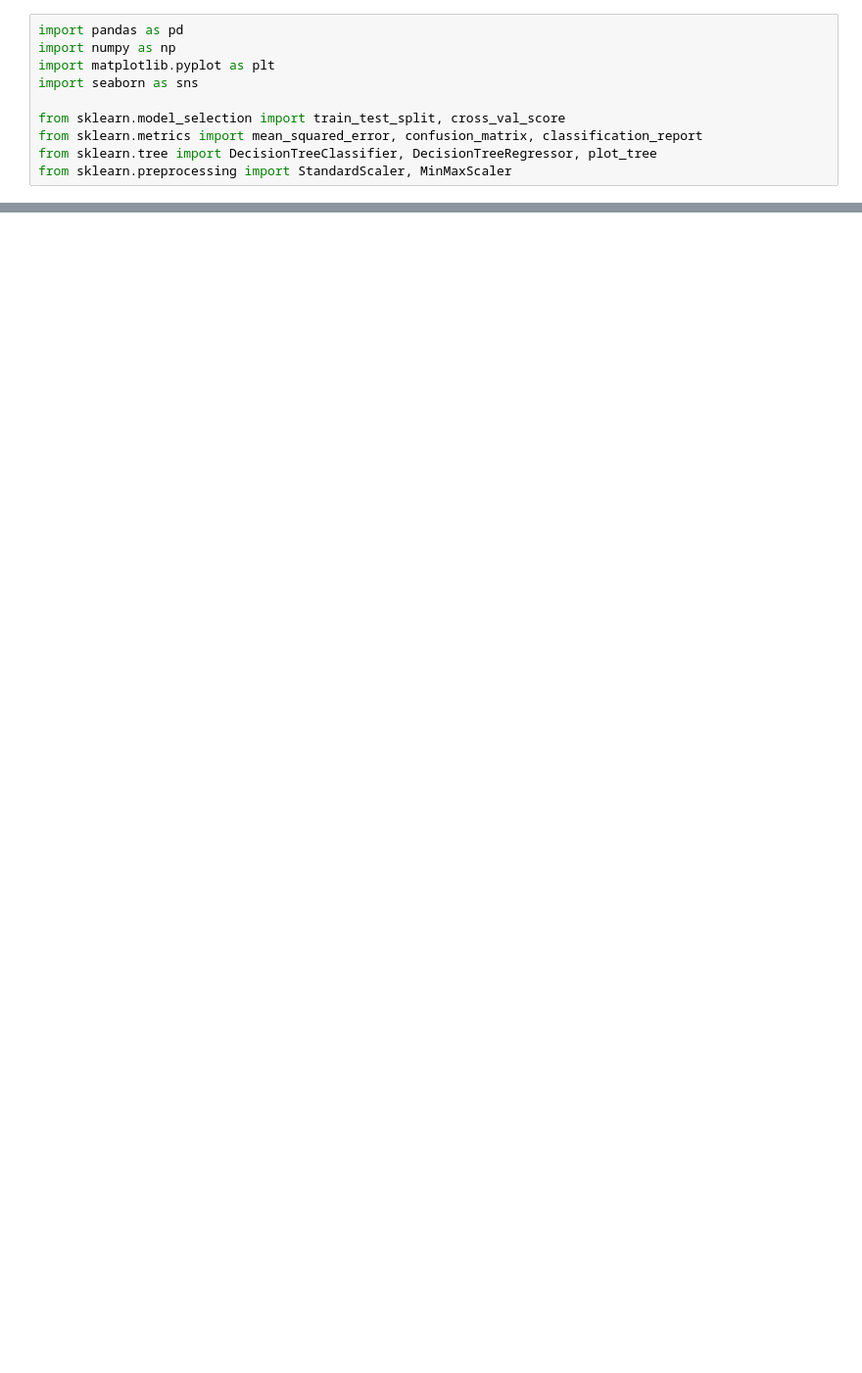
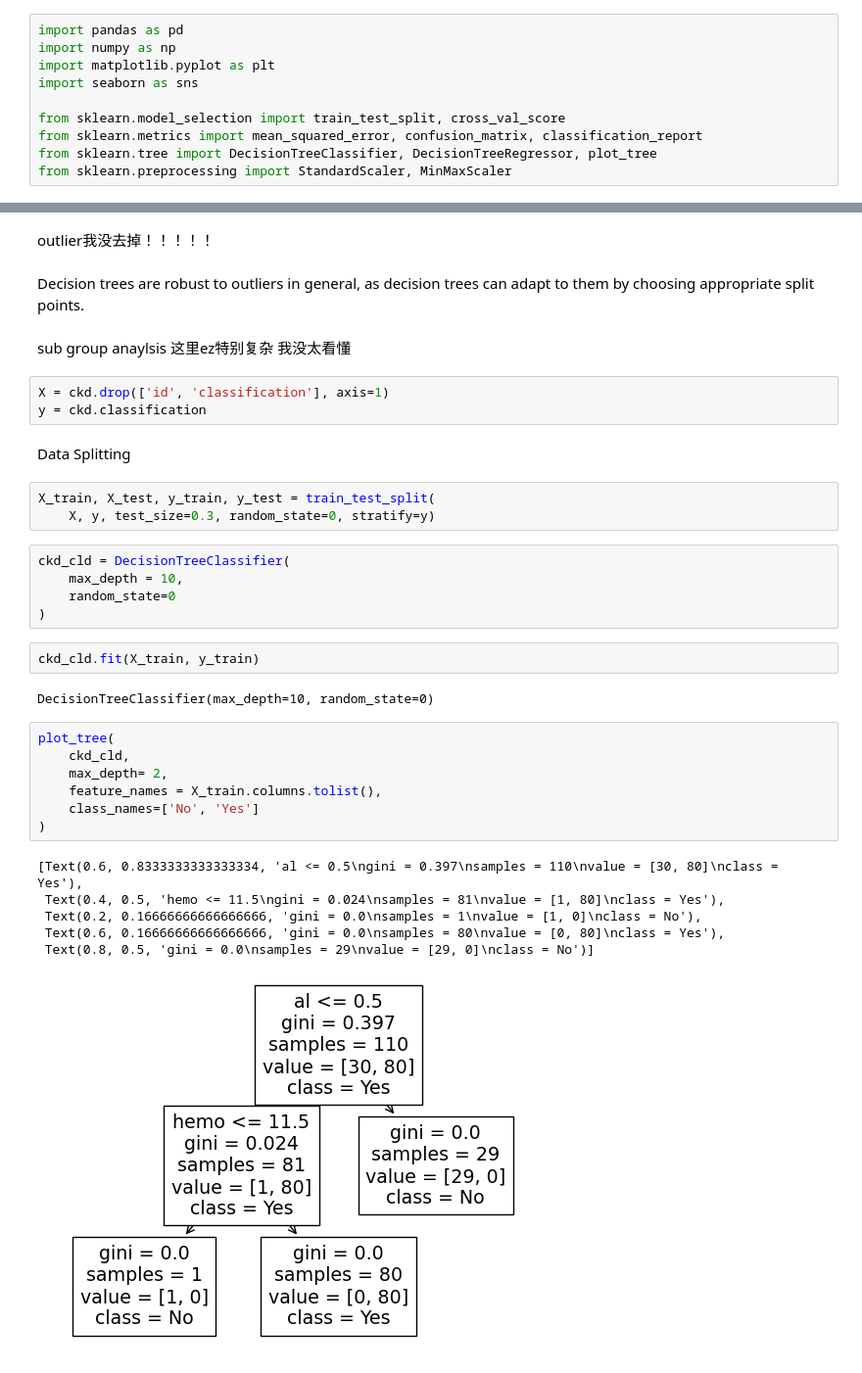
Before and after one commit to Babycarrot2001/3da, a Jupyter notebook: proj2.ipynb, the cells around one changed output, grey strips where cells are left out. Shown: that part at 98% size. Saved outputs shown, nothing was run; the diff lists cells and outputs as text; blank space fills up the shorter version.

```diff
--- a/proj2.ipynb
+++ b/proj2.ipynb
@@ -77,0 +104,37 @@ sns.pairplot(ckd_cld[cat])
+# %% [markdown]
+outlier我没去掉！！！！！
+# %% [markdown]
+ Decision trees are robust to outliers in general, as decision trees can adapt to them by choosing appropriate split points.
+# %% [markdown]
+sub group anaylsis 这里ez特别复杂 我没太看懂
+# %%
+X = ckd.drop(['id', 'classification'], axis=1)
+y = ckd.classification
+# %% [markdown]
+Data Splitting
+# %%
+X_train, X_test, y_train, y_test = train_test_split(
+    X, y, test_size=0.3, random_state=0, stratify=y)
+# %%
+ckd_cld = DecisionTreeClassifier(
+    max_depth = 10,
+    random_state=0
+)
+# %%
+ckd_cld.fit(X_train, y_train)
+# %% [output]
+DecisionTreeClassifier(max_depth=10, random_state=0)
+# %%
+plot_tree(
+    ckd_cld,
+    max_depth= 2,
+    feature_names = X_train.columns.tolist(),
+    class_names=['No', 'Yes']
+)
+# %% [output]
+[Text(0.6, 0.8333333333333334, 'al <= 0.5\ngini = 0.397\nsamples = 110\nvalue = [30, 80]\nclass = Yes'),
+ Text(0.4, 0.5, 'hemo <= 11.5\ngini = 0.024\nsamples = 81\nvalue = [1, 80]\nclass = Yes'),
+ Text(0.2, 0.16666666666666666, 'gini = 0.0\nsamples = 1\nvalue = [1, 0]\nclass = No'),
+ Text(0.6, 0.16666666666666666, 'gini = 0.0\nsamples = 80\nvalue = [0, 80]\nclass = Yes'),
+ Text(0.8, 0.5, 'gini = 0.0\nsamples = 29\nvalue = [29, 0]\nclass = No')]
+[figure, added]
```
Also changed, not shown: parts of 17 cells of this notebook.
